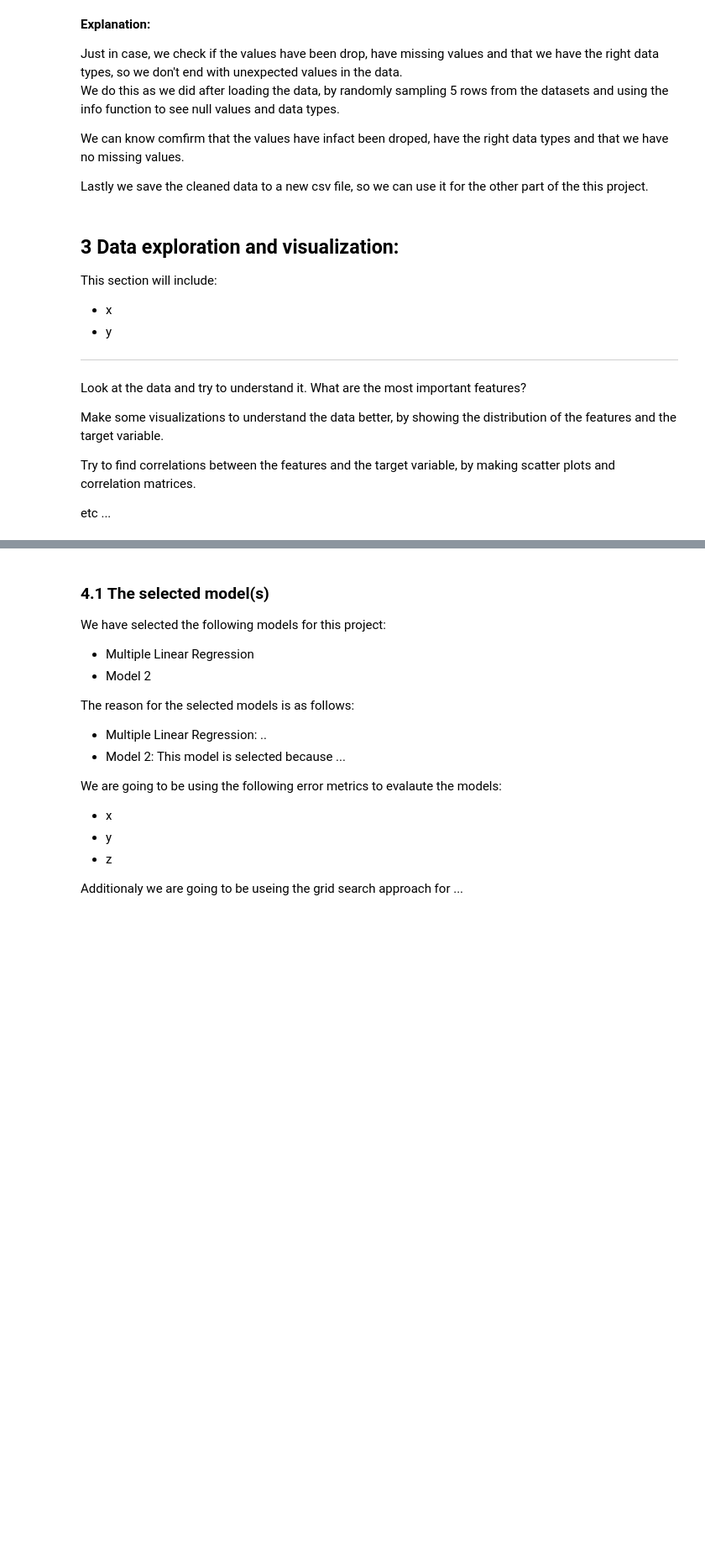
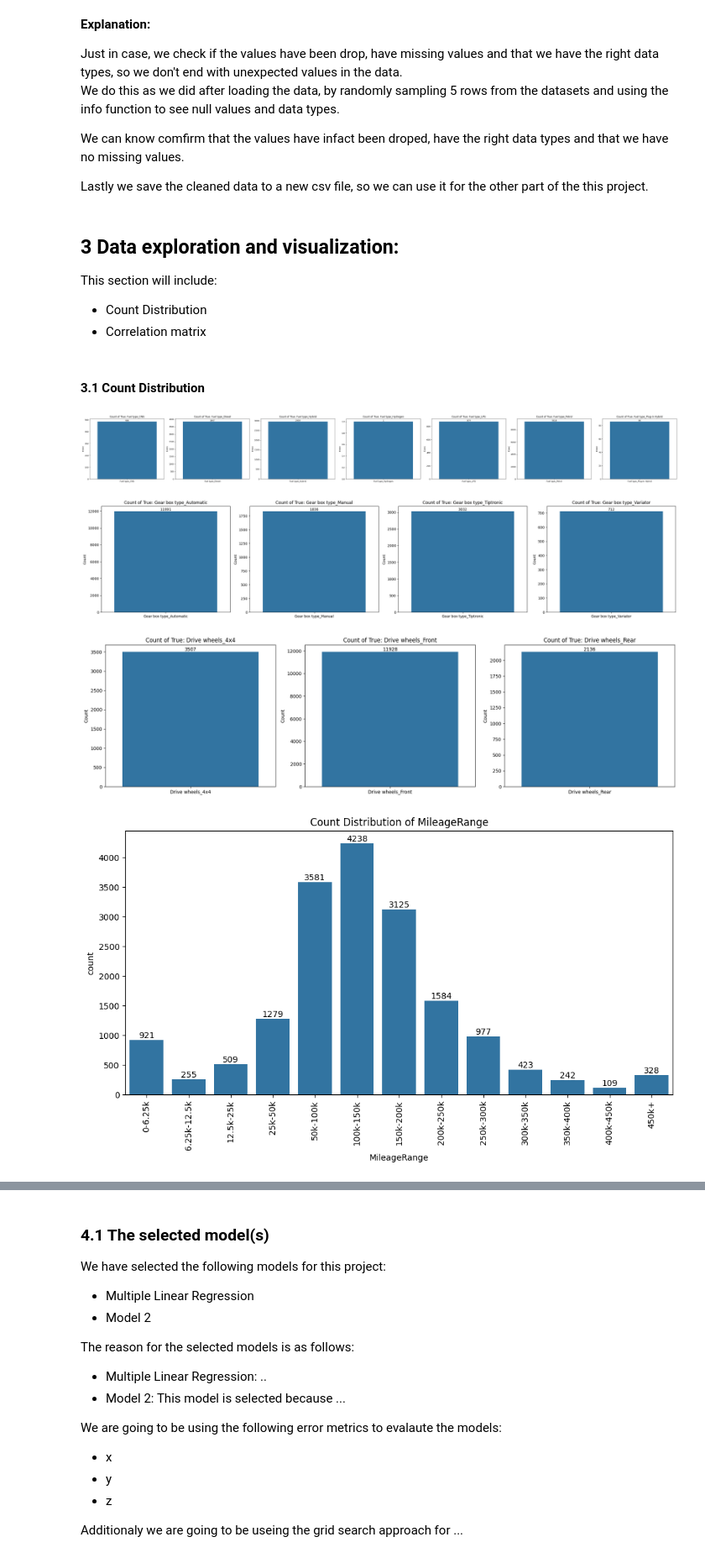
Before and after one commit to Peter537/Soft1-AI-Eksamensopgave, a Jupyter notebook: part1/part1.ipynb, the cells around one changed output, grey strips where cells are left out. Shown at 84% size. Drawn from its saved outputs; the diff is of its cells as text; code cells hidden in the pictures; blank space fills up the shorter version.

```diff
--- a/part1/part1.ipynb
+++ b/part1/part1.ipynb
@@ -364,16 +368,7 @@ df.to_csv(f'{base_path}dataset_cleaned.csv', sep=',', index=False)
 ## 3 Data exploration and visualization:
 
 This section will include:
-- x
-- y
-
-
-
----
-Look at the data and try to understand it. What are the most important features?
-
-Make some visualizations to understand the data better, by showing the distribution of the features and the target variable.
-
-Try to find correlations between the features and the target variable, by making scatter plots and correlation matrices.
-
-etc ...
+- Count Distribution
+- Correlation matrix
+# %% [markdown]
+#### 3.1 Count Distribution
@@ -379,0 +430,24 @@ etc ...
+# %%
+temp_df = df.copy()
+
+fuel_cols = df.columns[df.columns.to_series().str.contains('Fuel')].tolist()
+gear_box_cols = df.columns[df.columns.to_series().str.contains('Gear')].tolist()
+drive_wheels_cols = df.columns[df.columns.to_series().str.contains('Drive')].tolist()
+
+mileage_bins = [0, 6250, 12500, 25000, 50000, 100000, 150000, 200000, 250000, 300000, 350000, 400000, 450000, np.inf]
+mileage_labels = ['0-6.25k', '6.25k-12.5k', '12.5k-25k', '25k-50k', '50k-100k', '100k-150k', '150k-200k', '200k-250k', '250k-300k', '300k-350k', '350k-400k', '400k-450k', '450k+']
+temp_df['MileageRange'] = pd.cut(df['Mileage_km'], bins=mileage_bins, labels=mileage_labels, right=False)
+
+dis_cols = [fuel_cols, gear_box_cols, drive_wheels_cols, 'MileageRange', 'Manufacturer', 'Category']
+# %%
+for col in dis_cols:
+    if isinstance(col, list):
+        if col:
+            plot_combined_count_distribution(temp_df, col)
+    else:
+        plot_count_distribution(temp_df, col)
+# %% [output]
+[figure, added]
+[figure, added]
+[figure, added]
+[figure, added]
```
Also changed, not shown: parts of 20 cells of this notebook, 1 other file.
